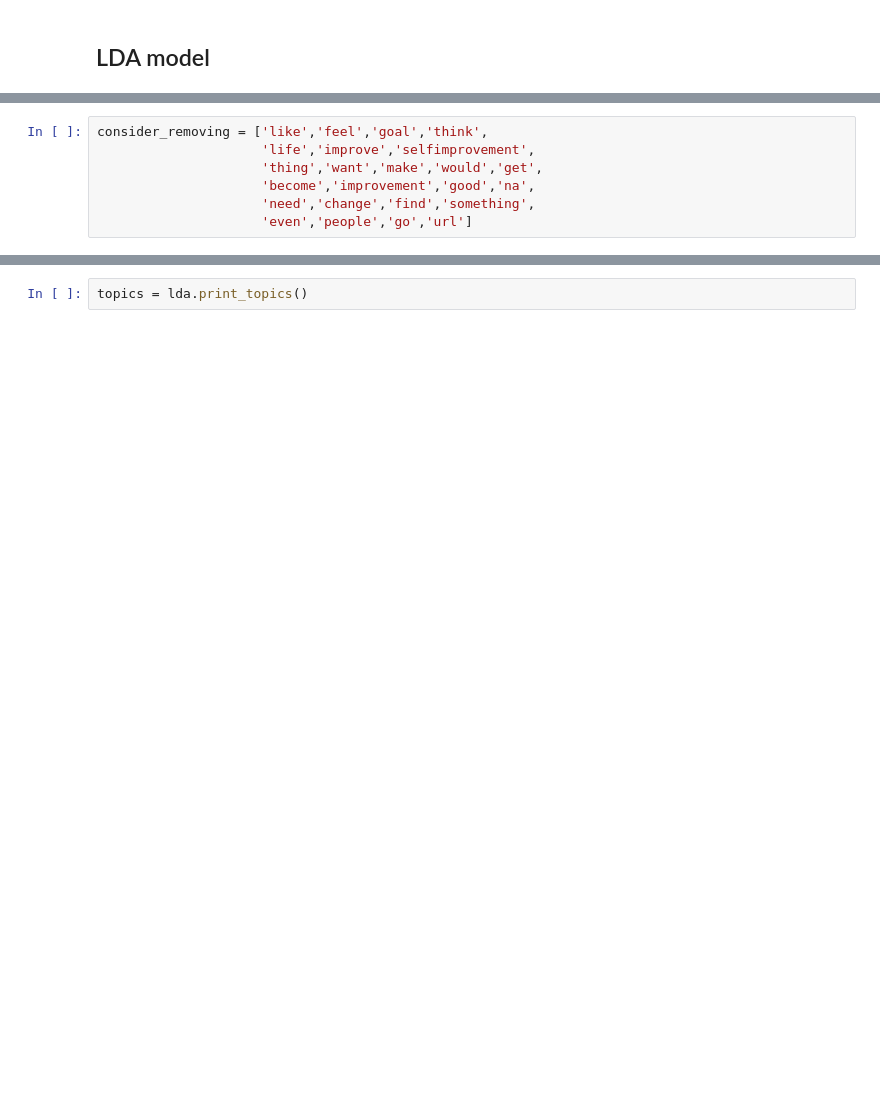
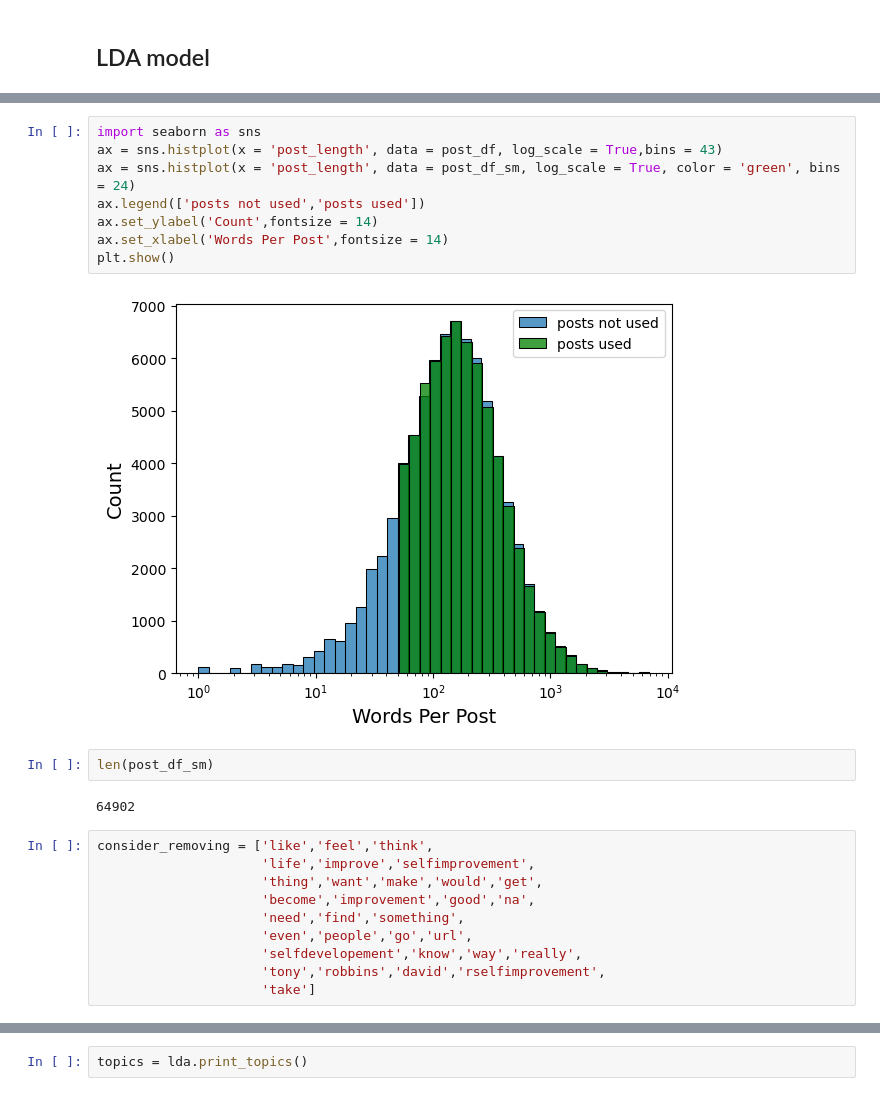
Before and after one commit to xamwood/Metis_unsupervised_NLP_project, a Jupyter notebook: improvement_project.ipynb, the cells around one changed output, grey strips where cells are left out. Saved outputs shown, nothing was run; the diff lists cells and outputs as text; blank space fills up the shorter version.

```diff
--- a/improvement_project.ipynb
+++ b/improvement_project.ipynb
@@ -547,8 +570,25 @@ nmf
+# %%
+import seaborn as sns
+ax = sns.histplot(x = 'post_length', data = post_df, log_scale = True,bins = 43)
+ax = sns.histplot(x = 'post_length', data = post_df_sm, log_scale = True, color = 'green', bins = 24)
+ax.legend(['posts not used','posts used'])
+ax.set_ylabel('Count',fontsize = 14)
+ax.set_xlabel('Words Per Post',fontsize = 14)
+plt.show()
+# %% [output]
+[figure, added]
+# %%
+len(post_df_sm)
+# %% [output]
+64902
 # %%
-consider_removing = ['like','feel','goal','think',
+consider_removing = ['like','feel','think',
                      'life','improve','selfimprovement',
                      'thing','want','make','would','get',
                      'become','improvement','good','na',
-                     'need','change','find','something',
-                     'even','people','go','url']
+                     'need','find','something',
+                     'even','people','go','url',
+                     'selfdevelopement','know','way','really',
+                     'tony','robbins','david','rselfimprovement',
+                     'take']
 # %%
```
Also changed, not shown: parts of 87 cells of this notebook.
